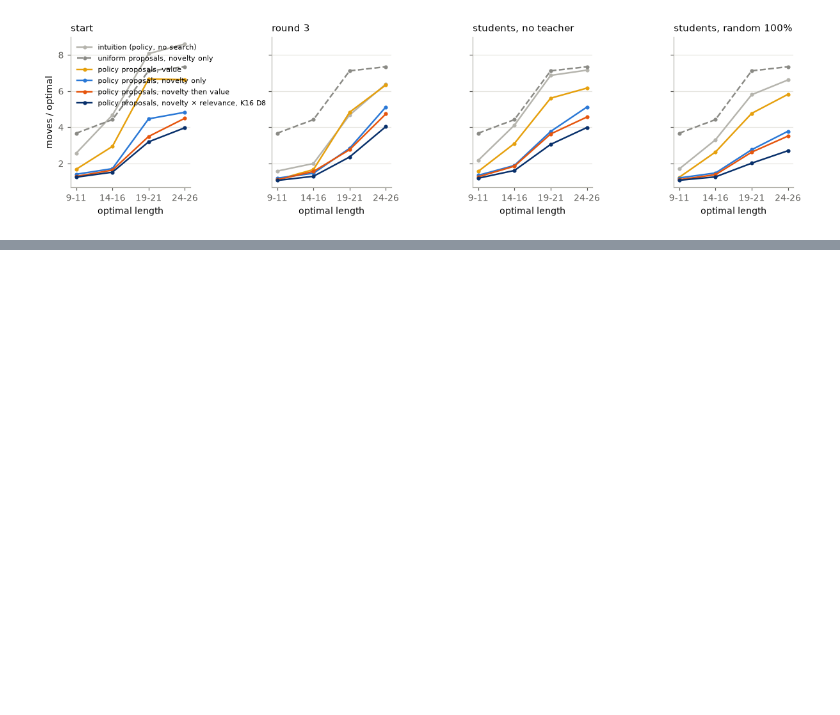
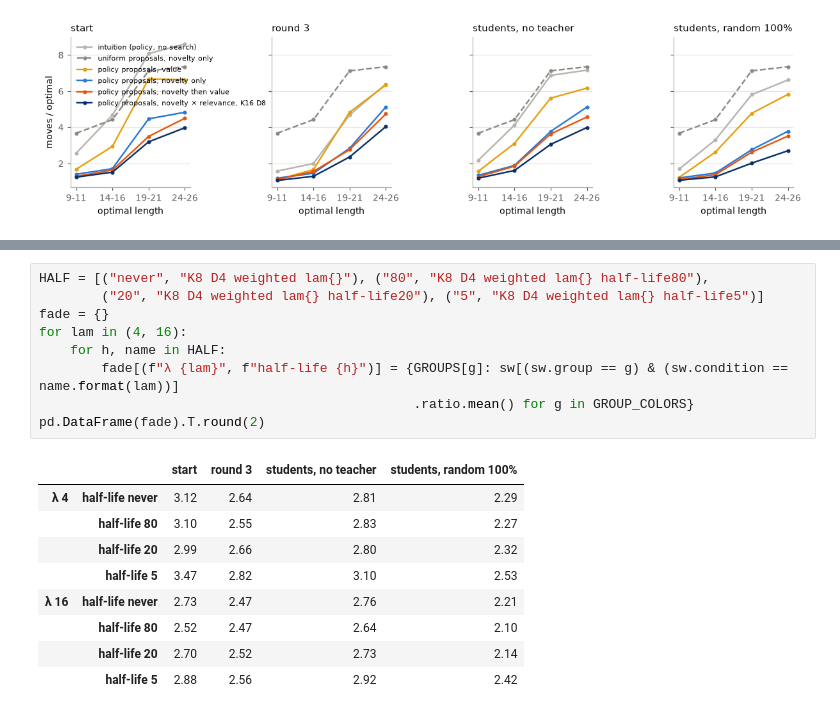
Before and after one commit to Appleseed4k/rush-hour, a Jupyter notebook: notebooks/forward_planning.ipynb, the cells around one changed output, grey strips where cells are left out. Saved outputs shown, nothing was run; the diff lists cells and outputs as text; blank space fills up the shorter version.

```diff
--- a/notebooks/forward_planning.ipynb
+++ b/notebooks/forward_planning.ipynb
@@ -375,0 +421,19 @@ plt.show()
+# %%
+HALF = [("never", "K8 D4 weighted lam{}"), ("80", "K8 D4 weighted lam{} half-life80"),
+        ("20", "K8 D4 weighted lam{} half-life20"), ("5", "K8 D4 weighted lam{} half-life5")]
+fade = {}
+for lam in (4, 16):
+    for h, name in HALF:
+        fade[(f"λ {lam}", f"half-life {h}")] = {GROUPS[g]: sw[(sw.group == g) & (sw.condition == name.format(lam))]
+                                                .ratio.mean() for g in GROUP_COLORS}
+pd.DataFrame(fade).T.round(2)
+# %% [output]
+|  |  | start | round 3 | students, no teacher | students, random 100% |
+| λ 4 | half-life never | 3.12 | 2.64 | 2.81 | 2.29 |
+|  | half-life 80 | 3.10 | 2.55 | 2.83 | 2.27 |
+|  | half-life 20 | 2.99 | 2.66 | 2.80 | 2.32 |
+|  | half-life 5 | 3.47 | 2.82 | 3.10 | 2.53 |
+| λ 16 | half-life never | 2.73 | 2.47 | 2.76 | 2.21 |
+|  | half-life 80 | 2.52 | 2.47 | 2.64 | 2.10 |
+|  | half-life 20 | 2.70 | 2.52 | 2.73 | 2.14 |
+|  | half-life 5 | 2.88 | 2.56 | 2.92 | 2.42 |
```
Also changed, not shown: parts of 4 cells of this notebook, 2 other files.
